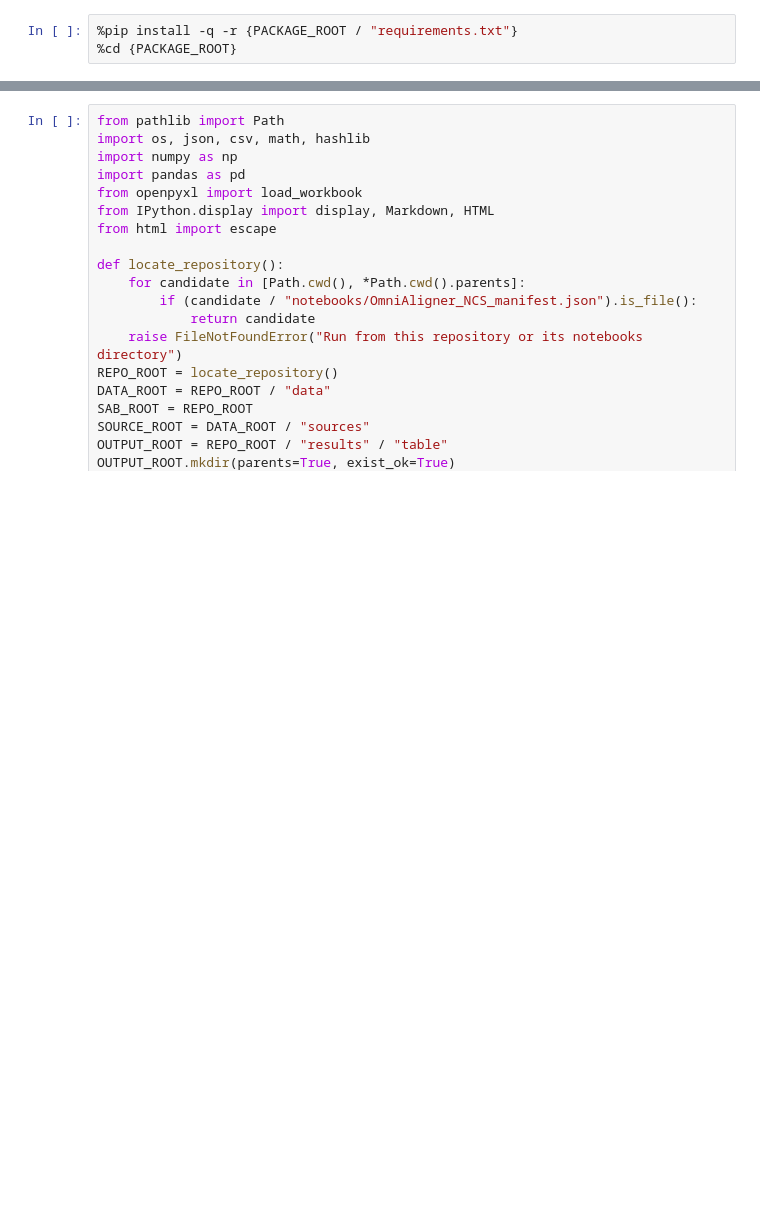
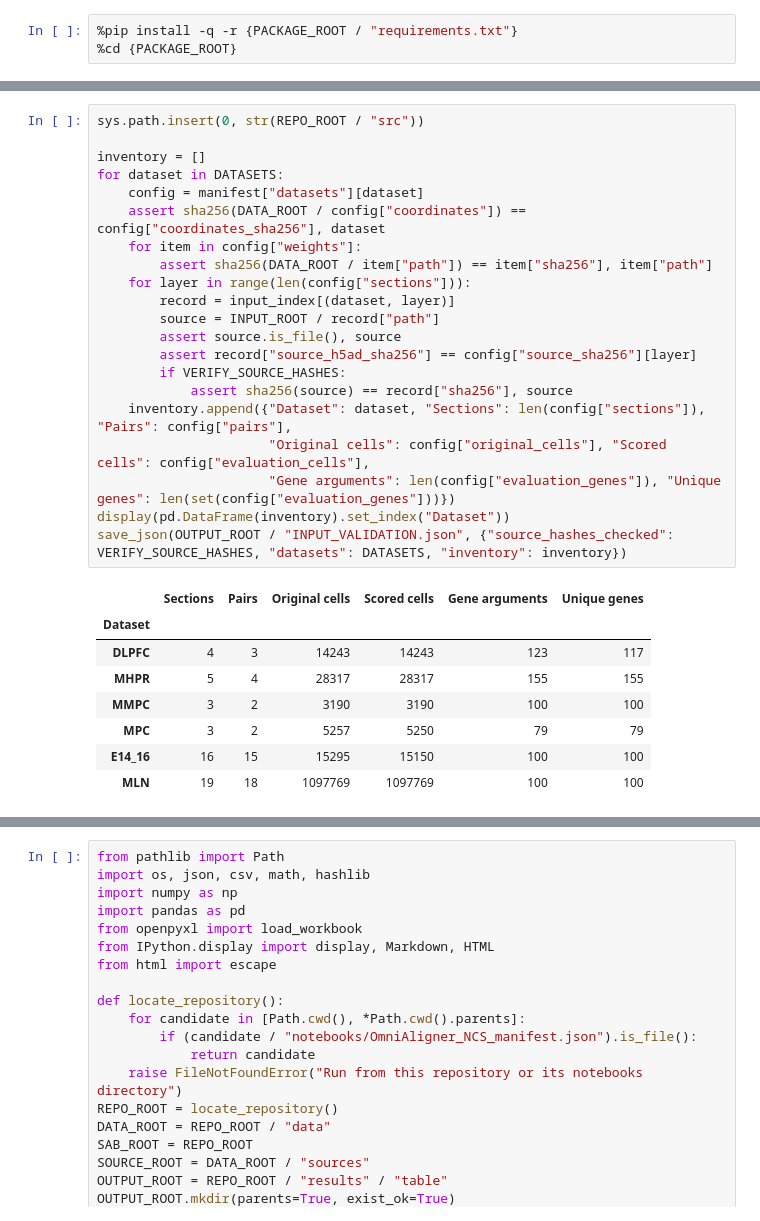
Before and after one commit to huboqiang/omnialigner, a Jupyter notebook: benchmarks/rev1/OmniAligner/notebooks/NCS_submission_table_reproduce.ipynb, the cells around one changed output, grey strips where cells are left out. Saved outputs shown, nothing was run; the diff lists cells and outputs as text; blank space fills up the shorter version.

```diff
--- a/benchmarks/rev1/OmniAligner/notebooks/NCS_submission_table_reproduce.ipynb
+++ b/benchmarks/rev1/OmniAligner/notebooks/NCS_submission_table_reproduce.ipynb
@@ -38,0 +92,30 @@ Install the pinned environment described in the repository README. To rerun the
+# %%
+sys.path.insert(0, str(REPO_ROOT / "src"))
+
+inventory = []
+for dataset in DATASETS:
+    config = manifest["datasets"][dataset]
+    assert sha256(DATA_ROOT / config["coordinates"]) == config["coordinates_sha256"], dataset
+    for item in config["weights"]:
+        assert sha256(DATA_ROOT / item["path"]) == item["sha256"], item["path"]
+    for layer in range(len(config["sections"])):
+        record = input_index[(dataset, layer)]
+        source = INPUT_ROOT / record["path"]
+        assert source.is_file(), source
+        assert record["source_h5ad_sha256"] == config["source_sha256"][layer]
+        if VERIFY_SOURCE_HASHES:
+            assert sha256(source) == record["sha256"], source
+    inventory.append({"Dataset": dataset, "Sections": len(config["sections"]), "Pairs": config["pairs"],
+                      "Original cells": config["original_cells"], "Scored cells": config["evaluation_cells"],
+                      "Gene arguments": len(config["evaluation_genes"]), "Unique genes": len(set(config["evaluation_genes"]))})
+display(pd.DataFrame(inventory).set_index("Dataset"))
+save_json(OUTPUT_ROOT / "INPUT_VALIDATION.json", {"source_hashes_checked": VERIFY_SOURCE_HASHES, "datasets": DATASETS, "inventory": inventory})
+# %% [output]
+|  | Sections | Pairs | Original cells | Scored cells | Gene arguments | Unique genes |
+| Dataset |  |  |  |  |  |  |
+| DLPFC | 4 | 3 | 14243 | 14243 | 123 | 117 |
+| MHPR | 5 | 4 | 28317 | 28317 | 155 | 155 |
+| MMPC | 3 | 2 | 3190 | 3190 | 100 | 100 |
+| MPC | 3 | 2 | 5257 | 5250 | 79 | 79 |
+| E14_16 | 16 | 15 | 15295 | 15150 | 100 | 100 |
+| MLN | 19 | 18 | 1097769 | 1097769 | 100 | 100 |
```
Also changed, not shown: parts of 36 cells of this notebook, 11 other files.
